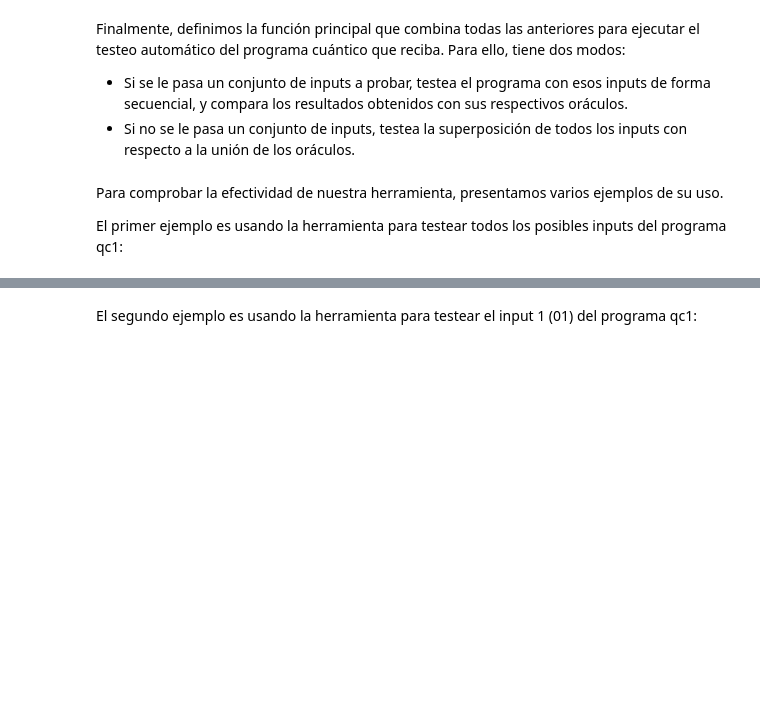
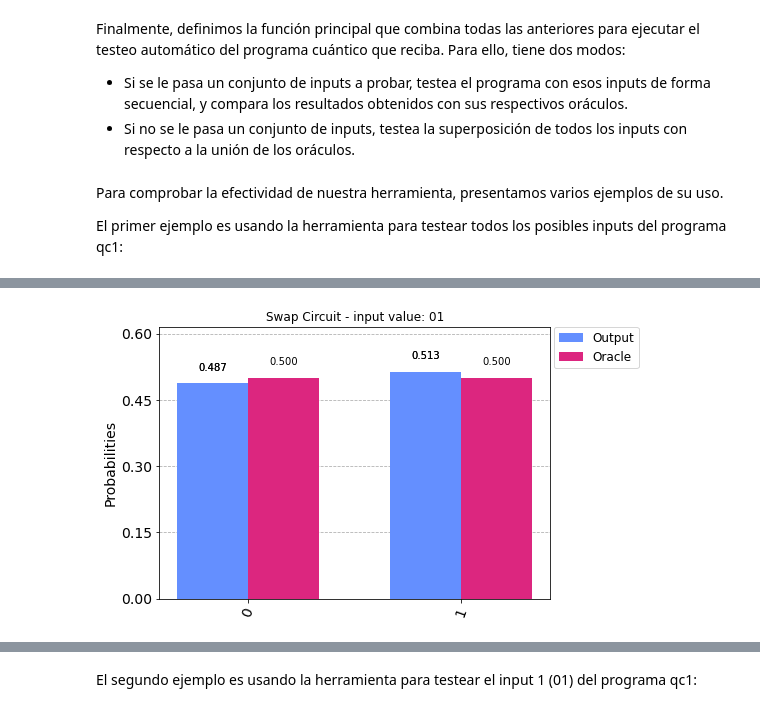
Before and after one commit to Colosu/QPTT, a Jupyter notebook: QPTT.ipynb, the cells around one changed output, grey strips where cells are left out. Drawn from its saved outputs; the diff is of its cells as text; code cells hidden in the pictures; blank space fills up the shorter version.

```diff
--- a/QPTT.ipynb
+++ b/QPTT.ipynb
@@ -259,0 +277,4 @@ Circuit passed evaluation for input [1, 1].
+# %%
+plot_histogram([outputs['01'], oracle['01']], legend=['Output', 'Oracle'], title="Swap Circuit - input value: 01")
+# %% [output]
+[figure, added]
```
Also changed, not shown: parts of 28 cells of this notebook, 1 other file.
